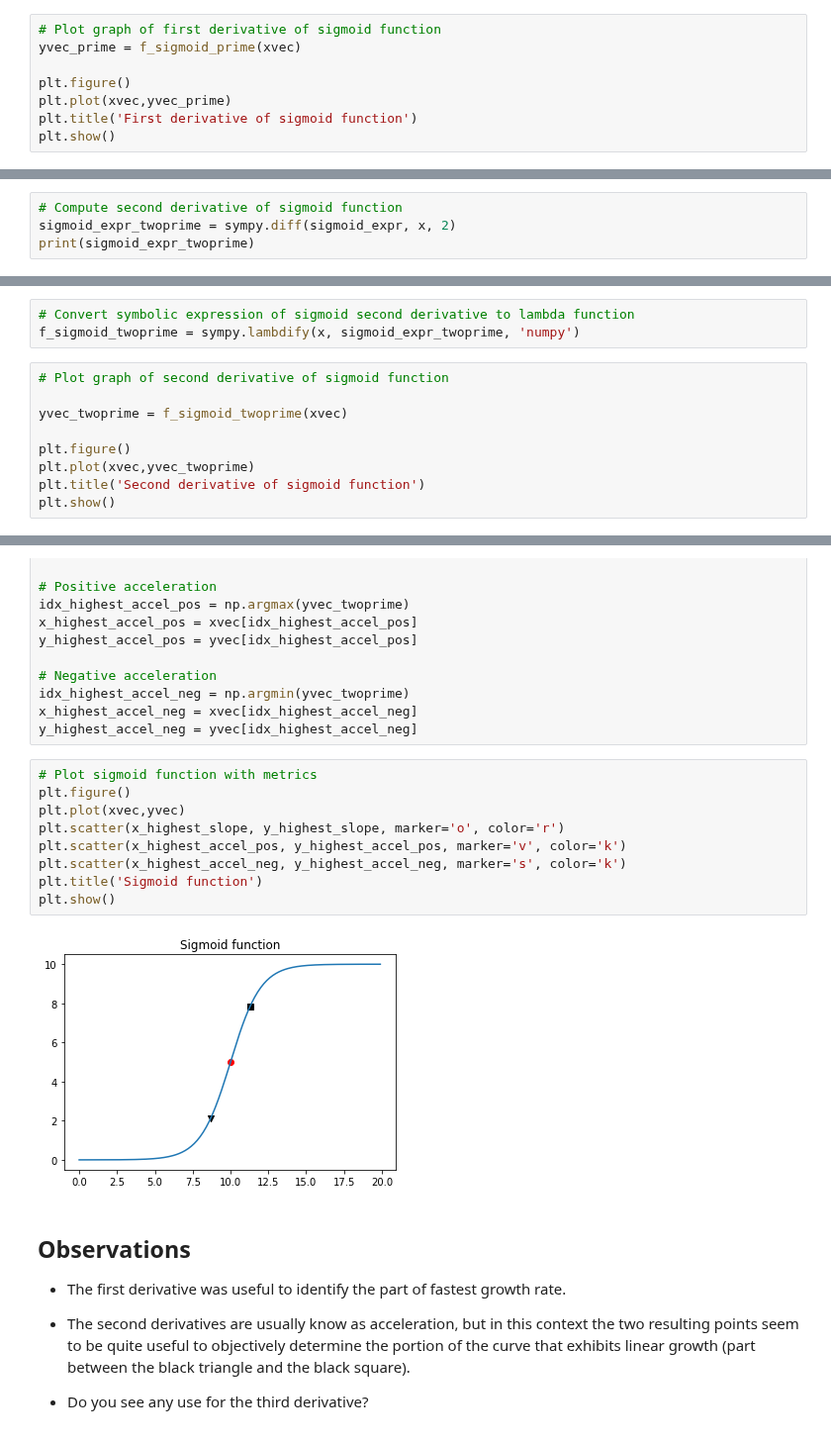
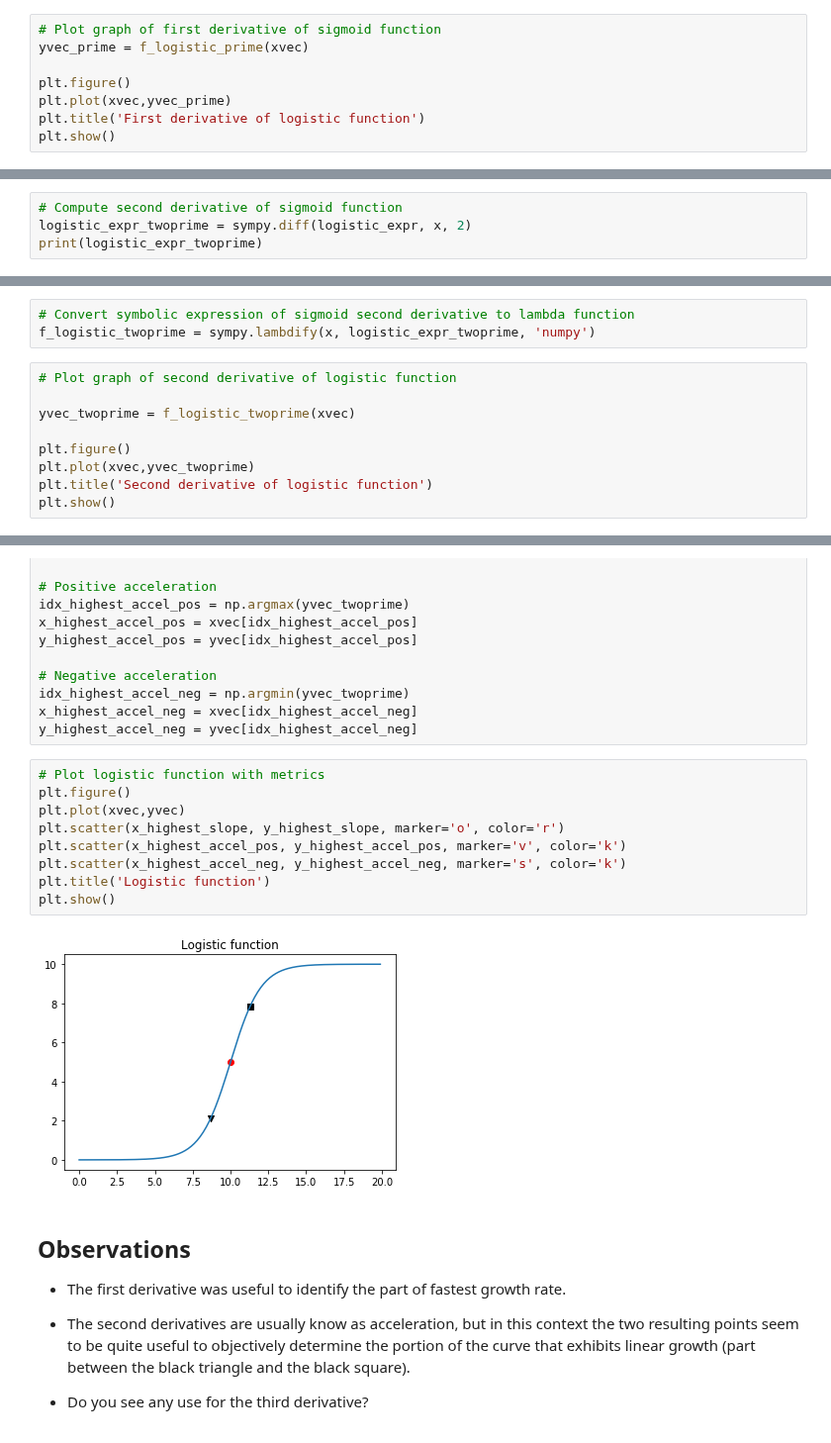
Before and after one commit to andres-patrignani/pynotes, a Jupyter notebook: notebooks/logistic_growth.ipynb, the cells around one changed output, grey strips where cells are left out. Shown at 99% size. Drawn from its saved outputs; the diff is of its cells as text.

```diff
--- a/notebooks/logistic_growth.ipynb
+++ b/notebooks/logistic_growth.ipynb
@@ -50,9 +50,9 @@ f_sigmoid_prime = sympy.lambdify(x, sigmoid_expr_prime, 'numpy')
 # %%
 # Plot graph of first derivative of sigmoid function
-yvec_prime = f_sigmoid_prime(xvec)
+yvec_prime = f_logistic_prime(xvec)
 
 plt.figure()
 plt.plot(xvec,yvec_prime)
-plt.title('First derivative of sigmoid function')
+plt.title('First derivative of logistic function')
 plt.show()
 # %% [output]
@@ -60,19 +60,19 @@ plt.show()
 # %%
 # Compute second derivative of sigmoid function
-sigmoid_expr_twoprime = sympy.diff(sigmoid_expr, x, 2)
-print(sigmoid_expr_twoprime)
+logistic_expr_twoprime = sympy.diff(logistic_expr, x, 2)
+print(logistic_expr_twoprime)
 # %% [output]
 -10*(exp(10 - x) - 2*exp(20 - 2*x)/(exp(10 - x) + 1))/(exp(10 - x) + 1)**2
 # %%
 # Convert symbolic expression of sigmoid second derivative to lambda function
-f_sigmoid_twoprime = sympy.lambdify(x, sigmoid_expr_twoprime, 'numpy')
+f_logistic_twoprime = sympy.lambdify(x, logistic_expr_twoprime, 'numpy')
 # %%
-# Plot graph of second derivative of sigmoid function
+# Plot graph of second derivative of logistic function
 
-yvec_twoprime = f_sigmoid_twoprime(xvec)
+yvec_twoprime = f_logistic_twoprime(xvec)
 
 plt.figure()
 plt.plot(xvec,yvec_twoprime)
-plt.title('Second derivative of sigmoid function')
+plt.title('Second derivative of logistic function')
 plt.show()
 # %% [output]
@@ -93,16 +93,16 @@ idx_highest_accel_neg = np.argmin(yvec_twoprime)
 x_highest_accel_neg = xvec[idx_highest_accel_neg]
 y_highest_accel_neg = yvec[idx_highest_accel_neg]
 # %%
-# Plot sigmoid function with metrics
+# Plot logistic function with metrics
 plt.figure()
 plt.plot(xvec,yvec)
 plt.scatter(x_highest_slope, y_highest_slope, marker='o', color='r')
 plt.scatter(x_highest_accel_pos, y_highest_accel_pos, marker='v', color='k')
 plt.scatter(x_highest_accel_neg, y_highest_accel_neg, marker='s', color='k')
-plt.title('Sigmoid function')
+plt.title('Logistic function')
 plt.show()
 # %% [output]
-[figure, old version]
+[figure, new version]
 # %% [markdown]
 ## Observations
 
```
Also changed, not shown: parts of 7 cells of this notebook, 8 other files.
